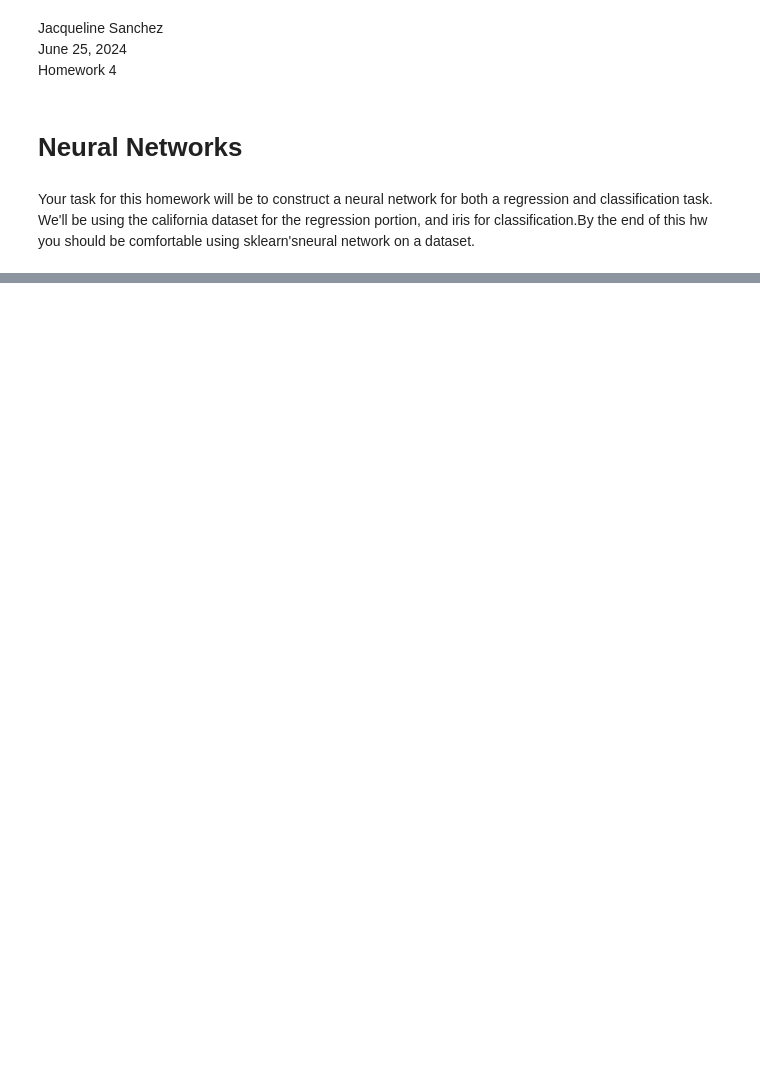
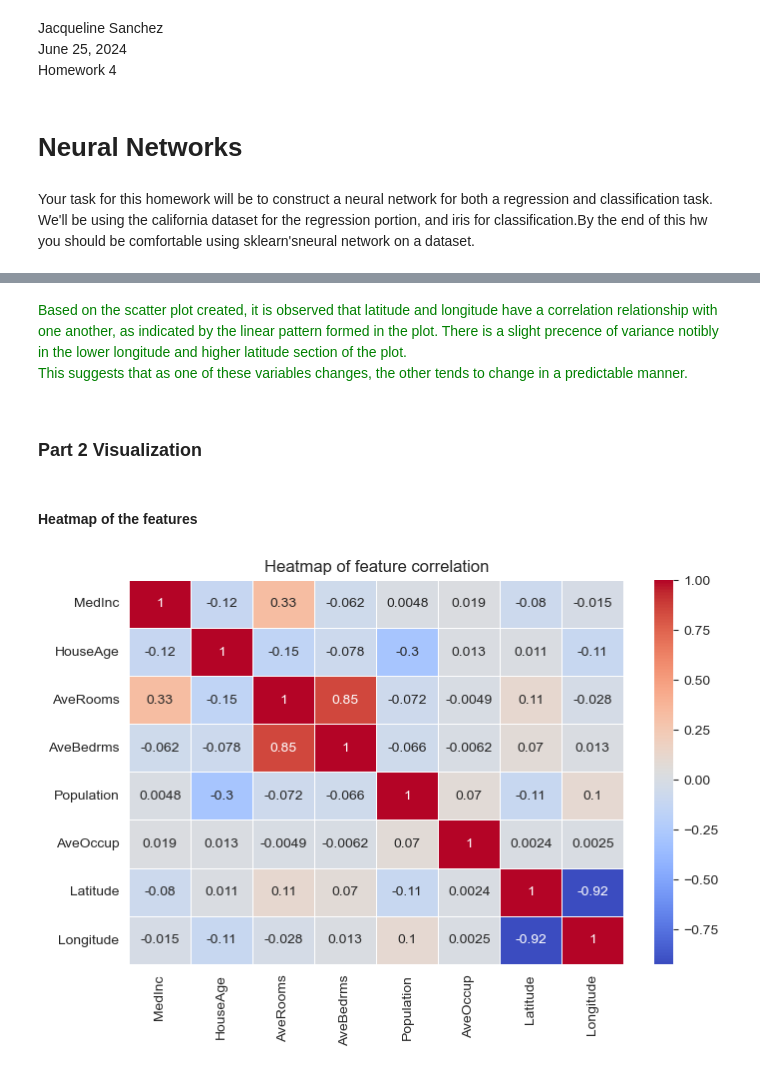
Before and after one commit to jacquelinesanchezA1/Data-Science1-CS3337, a Jupyter notebook: HW4/HW4.ipynb, the cells around one changed output, grey strips where cells are left out. Saved outputs shown, nothing was run; the diff lists cells and outputs as text; code cells hidden in the pictures; blank space fills up the shorter version.

```diff
--- a/HW4/HW4.ipynb
+++ b/HW4/HW4.ipynb
@@ -28,0 +168,21 @@ iris_df = iris.frame
+# %% [markdown]
+<span style = 'color:green'>
+Based on the scatter plot created, it is observed that latitude and longitude have a correlation relationship with one another, as indicated by the linear pattern formed in the plot.
+There is a slight precence of variance notibly in the lower longitude and higher latitude section of the plot.
+<br>
+
+This suggests that as one of these variables changes, the other tends to change in a predictable manner.
+# %% [markdown]
+### Part 2 Visualization
+# %% [markdown]
+#### Heatmap of the features
+# %%
+california_df_copy = california_df.copy()
+
+correlation_matrix = california_df_copy.drop('target', axis=1).corr()
+sns.heatmap(correlation_matrix, annot=True, cmap='coolwarm', linewidths=.5)
+
+plt.title('Heatmap of feature correlation')
+plt.show()
+# %% [output]
+[figure, added]
```
Also changed, not shown: parts of 48 cells of this notebook.
